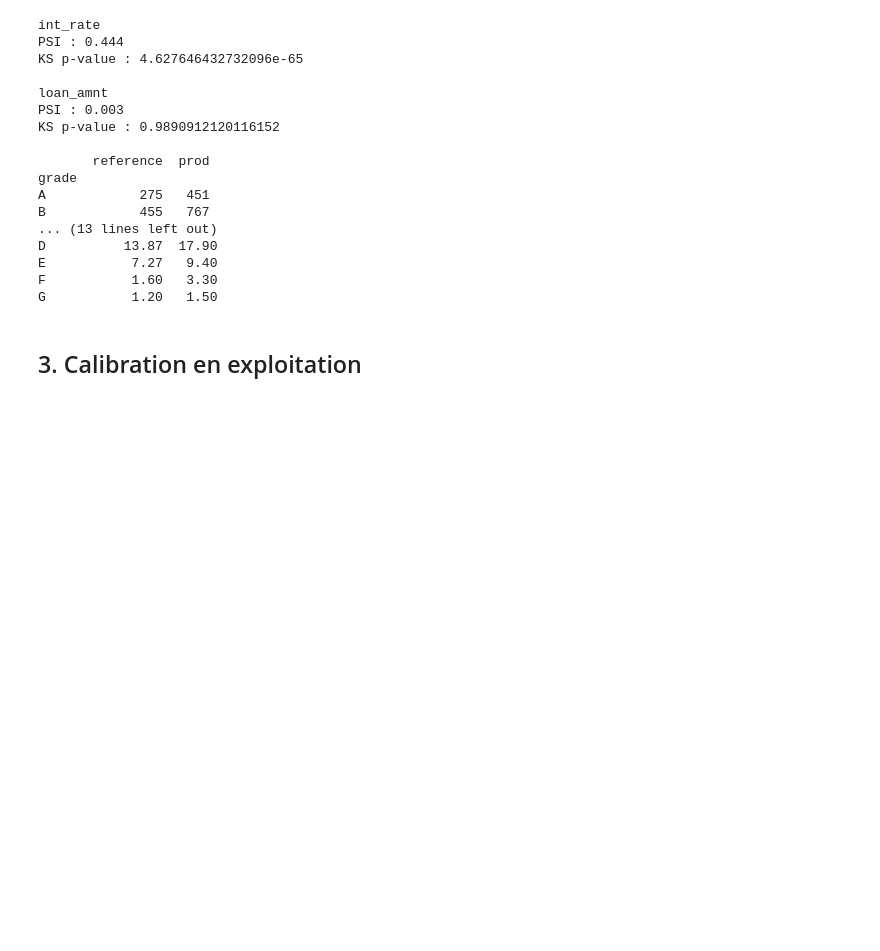
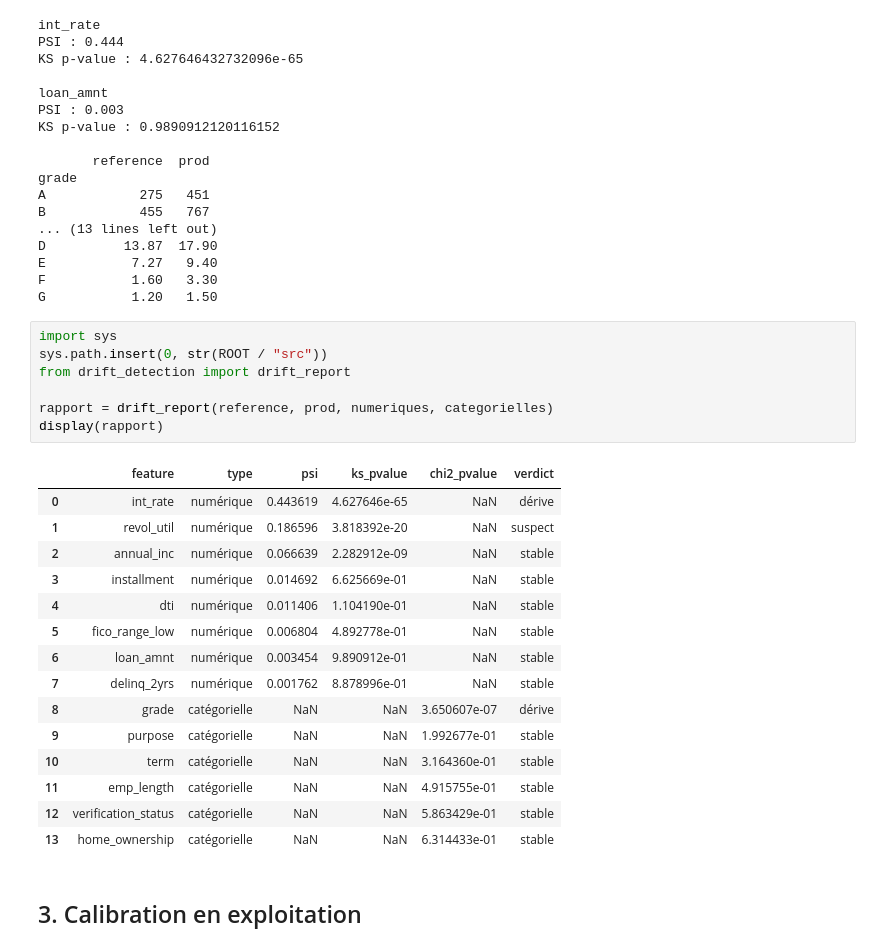
Before and after one commit to 3ti3nne/M6-B1-alex-frank-etienne, a Jupyter notebook: notebooks/M6-B1_template.ipynb, the cells around one changed output. Drawn from its saved outputs; the diff is of its cells as text; blank space fills up the shorter version.

Commit message:
drift_dection, modify notebook
Co-authored-by: Alex <anascimento@dev-id.fr>
Co-authored-by: franck walter <fwalter@dev-id.fr>

```diff
--- a/notebooks/M6-B1_template.ipynb
+++ b/notebooks/M6-B1_template.ipynb
@@ -220,6 +220,29 @@ D          13.87  17.90
 E           7.27   9.40
 F           1.60   3.30
 G           1.20   1.50
+# %%
+import sys
+sys.path.insert(0, str(ROOT / "src"))
+from drift_detection import drift_report
+
+rapport = drift_report(reference, prod, numeriques, categorielles)
+display(rapport)
+# %% [output]
+|  | feature | type | psi | ks_pvalue | chi2_pvalue | verdict |
+| 0 | int_rate | numérique | 0.443619 | 4.627646e-65 | NaN | dérive |
+| 1 | revol_util | numérique | 0.186596 | 3.818392e-20 | NaN | suspect |
+| 2 | annual_inc | numérique | 0.066639 | 2.282912e-09 | NaN | stable |
+| 3 | installment | numérique | 0.014692 | 6.625669e-01 | NaN | stable |
+| 4 | dti | numérique | 0.011406 | 1.104190e-01 | NaN | stable |
+| 5 | fico_range_low | numérique | 0.006804 | 4.892778e-01 | NaN | stable |
+| 6 | loan_amnt | numérique | 0.003454 | 9.890912e-01 | NaN | stable |
+| 7 | delinq_2yrs | numérique | 0.001762 | 8.878996e-01 | NaN | stable |
+| 8 | grade | catégorielle | NaN | NaN | 3.650607e-07 | dérive |
+| 9 | purpose | catégorielle | NaN | NaN | 1.992677e-01 | stable |
+| 10 | term | catégorielle | NaN | NaN | 3.164360e-01 | stable |
+| 11 | emp_length | catégorielle | NaN | NaN | 4.915755e-01 | stable |
+| 12 | verification_status | catégorielle | NaN | NaN | 5.863429e-01 | stable |
+| 13 | home_ownership | catégorielle | NaN | NaN | 6.314433e-01 | stable |
 # %% [markdown]
 ## 3. Calibration en exploitation
 # %%
```
Also changed, not shown: parts of 3 cells of this notebook, 1 other file.
